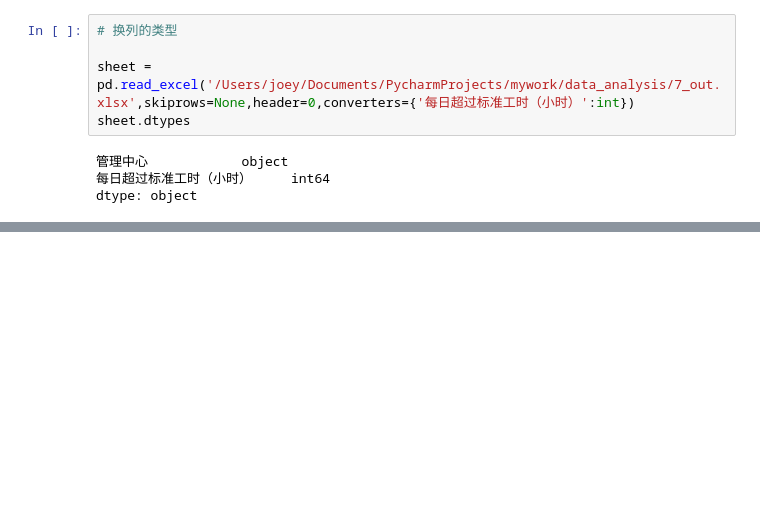
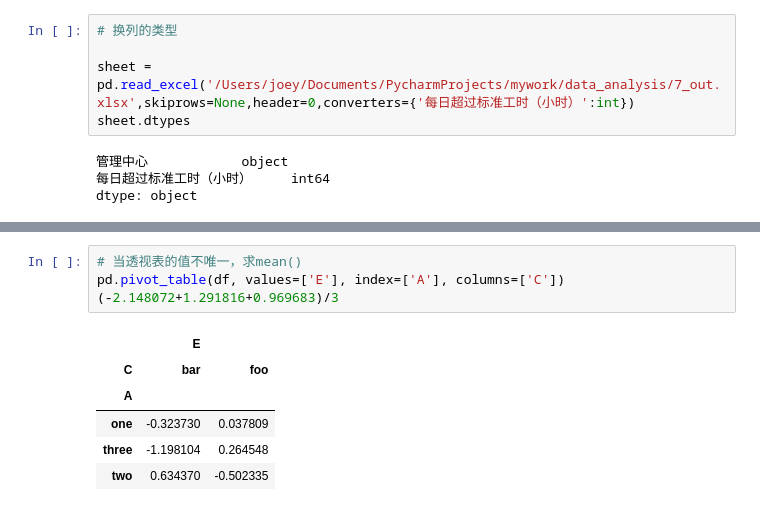
Before and after one commit to joeybaba/mywork, a Jupyter notebook: Pandas/pandas_intro.ipynb, the cells around one changed output, grey strips where cells are left out. Drawn from its saved outputs; the diff is of its cells as text; blank space fills up the shorter version.

```diff
--- a/Pandas/pandas_intro.ipynb
+++ b/Pandas/pandas_intro.ipynb
@@ -466,0 +493,11 @@ dtype: object
+# %%
+# 当透视表的值不唯一，求mean()
+pd.pivot_table(df, values=['E'], index=['A'], columns=['C'])
+(-2.148072+1.291816+0.969683)/3
+# %% [output]
+|  | E |  |
+| C | bar | foo |
+| A |  |  |
+| one | -0.323730 | 0.037809 |
+| three | -1.198104 | 0.264548 |
+| two | 0.634370 | -0.502335 |
```
Also changed, not shown: parts of 7 cells of this notebook, 3 other files.
